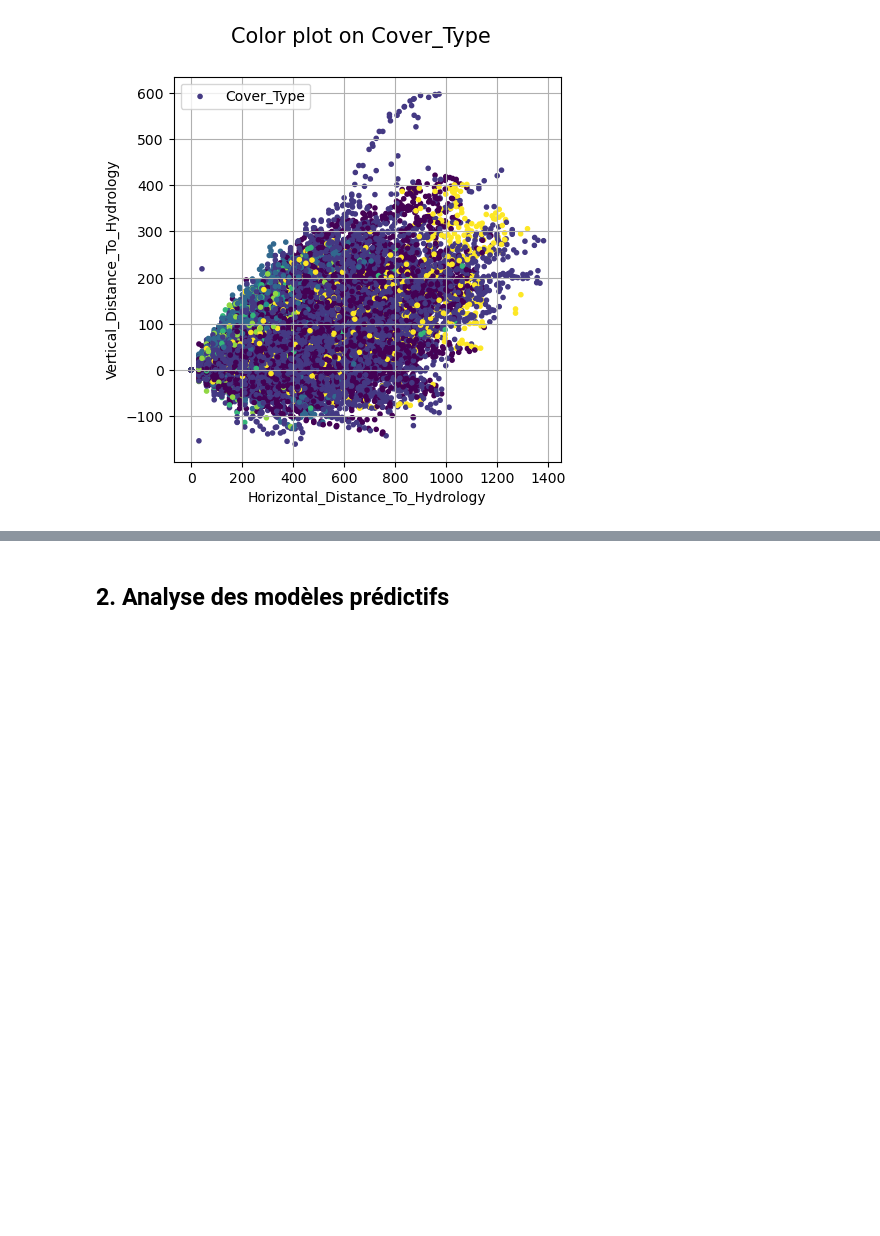
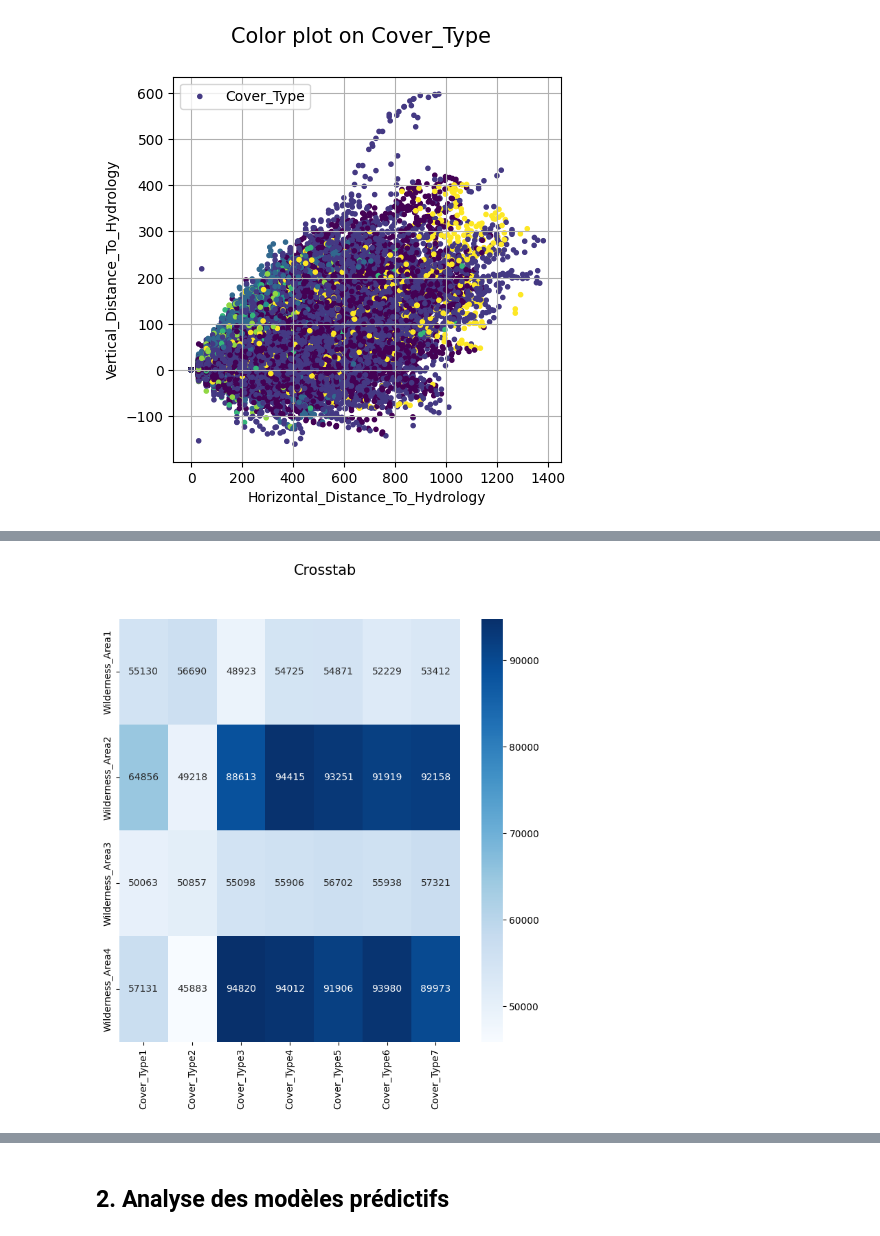
Before and after one commit to DarenXL/Apprentissage-Supervise-M2-MIA, a Jupyter notebook: Classification/classification.ipynb, the cells around one changed output, grey strips where cells are left out. Cells and saved outputs as stored; diff of their text form; code cells hidden in the pictures; blank space fills up the shorter version.

```diff
--- a/Classification/classification.ipynb
+++ b/Classification/classification.ipynb
@@ -120,0 +124,4 @@ colorScatterPlot('Horizontal_Distance_To_Roadways', 'Horizontal_Distance_To_Fire
+# %%
+crosstab(train.iloc[:,10:14],train.iloc[:,-1],prefix=("Wilderness_Area","Cover_Type"))
+# %% [output]
+[figure, added]
```
Also changed, not shown: parts of 16 cells of this notebook, 2 other files.
